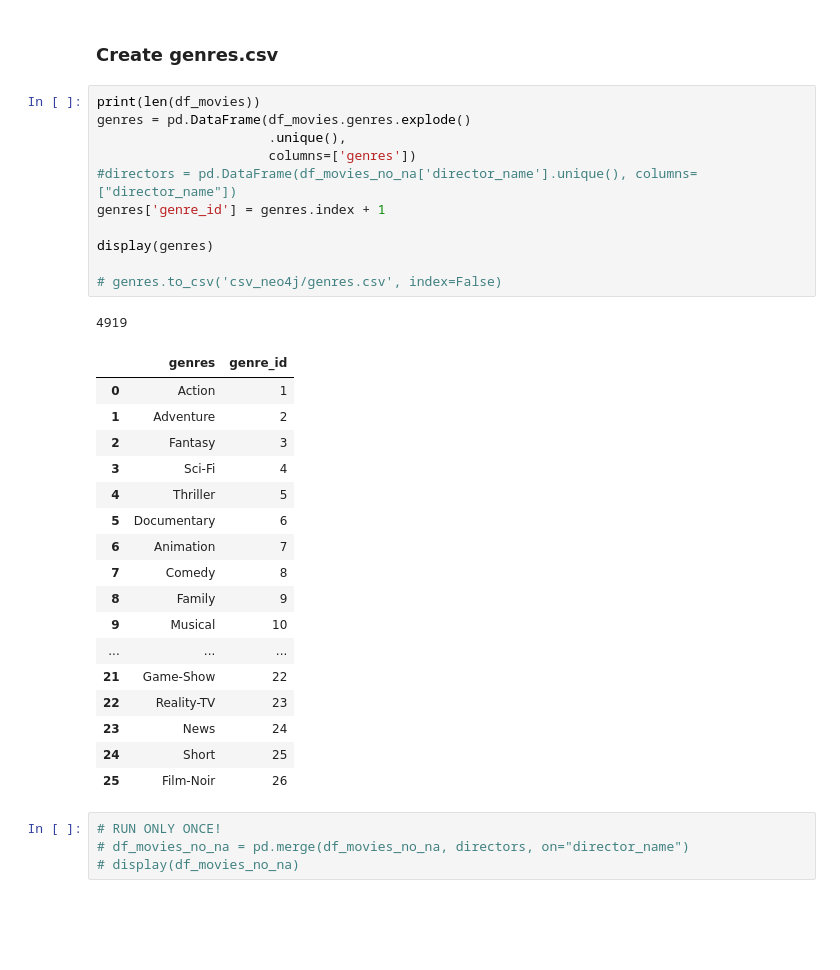
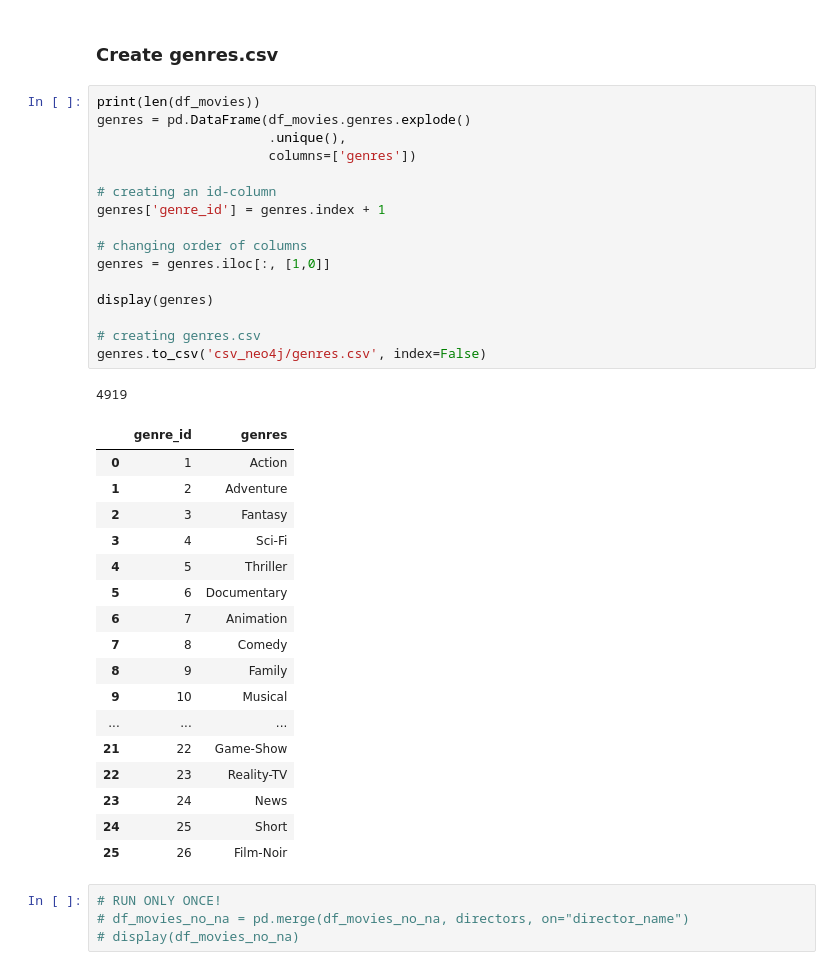
Before and after one commit to DaDrummerthe1st/DATA24HEL_DBT25_uppgift_1, a Jupyter notebook: kunskapskontroll_1.ipynb, the cells around one changed output. Drawn from its saved outputs; the diff is of its cells as text; blank space fills up the shorter version.

Commit message:
comments and minor changes genres.csv

```diff
--- a/kunskapskontroll_1.ipynb
+++ b/kunskapskontroll_1.ipynb
@@ -669,33 +669,38 @@ No duplicates in dataframe
 # %%
 print(len(df_movies))
 genres = pd.DataFrame(df_movies.genres.explode()
                       .unique(),
                       columns=['genres'])
-#directors = pd.DataFrame(df_movies_no_na['director_name'].unique(), columns=["director_name"])
+
+# creating an id-column
 genres['genre_id'] = genres.index + 1
+
+# changing order of columns
+genres = genres.iloc[:, [1,0]]
 
 display(genres)
 
-# genres.to_csv('csv_neo4j/genres.csv', index=False)
+# creating genres.csv
+genres.to_csv('csv_neo4j/genres.csv', index=False)
 # %% [output]
 4919
-|  | genres | genre_id |
-| 0 | Action | 1 |
-| 1 | Adventure | 2 |
-| 2 | Fantasy | 3 |
-| 3 | Sci-Fi | 4 |
-| 4 | Thriller | 5 |
-| 5 | Documentary | 6 |
-| 6 | Animation | 7 |
-| 7 | Comedy | 8 |
-| 8 | Family | 9 |
-| 9 | Musical | 10 |
+|  | genre_id | genres |
+| 0 | 1 | Action |
+| 1 | 2 | Adventure |
+| 2 | 3 | Fantasy |
+| 3 | 4 | Sci-Fi |
+| 4 | 5 | Thriller |
+| 5 | 6 | Documentary |
+| 6 | 7 | Animation |
+| 7 | 8 | Comedy |
+| 8 | 9 | Family |
+| 9 | 10 | Musical |
 | ... | ... | ... |
-| 21 | Game-Show | 22 |
-| 22 | Reality-TV | 23 |
-| 23 | News | 24 |
-| 24 | Short | 25 |
-| 25 | Film-Noir | 26 |
+| 21 | 22 | Game-Show |
+| 22 | 23 | Reality-TV |
+| 23 | 24 | News |
+| 24 | 25 | Short |
+| 25 | 26 | Film-Noir |
 # %%
 # RUN ONLY ONCE!
 # df_movies_no_na = pd.merge(df_movies_no_na, directors, on="director_name")
```
Also changed, not shown: 1 other file.
